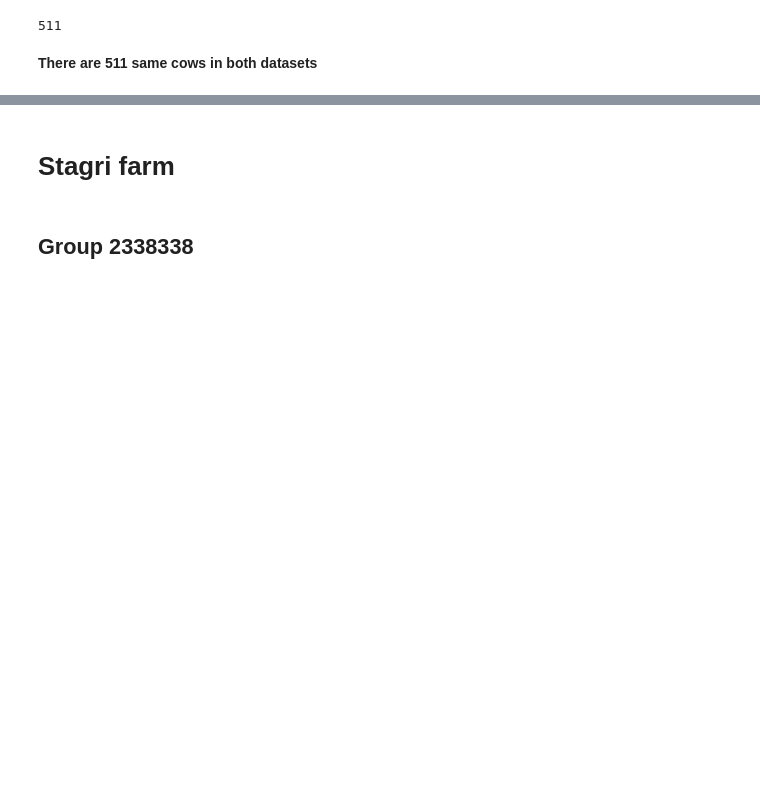
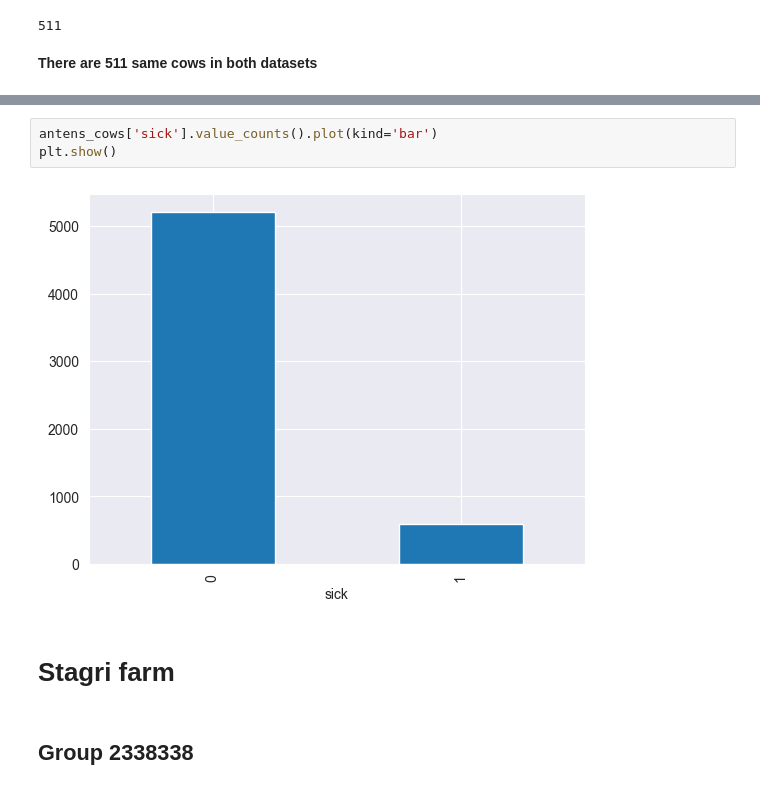
Before and after one commit to AI-Farming-Thewi/cows_analysis, a Jupyter notebook: Farms analysis.ipynb, the cells around one changed output, grey strips where cells are left out. Cells and saved outputs as stored; diff of their text form; blank space fills up the shorter version.

```diff
--- a/Farms analysis.ipynb
+++ b/Farms analysis.ipynb
@@ -203,3 +328,8 @@ len(same_cows_2133206)
+# %%
+antens_cows['sick'].value_counts().plot(kind='bar')
+plt.show()
+# %% [output]
+[figure, added]
 # %% [markdown]
 # Stagri farm
 # %% [markdown]
```
Also changed, not shown: parts of 20 cells of this notebook.
